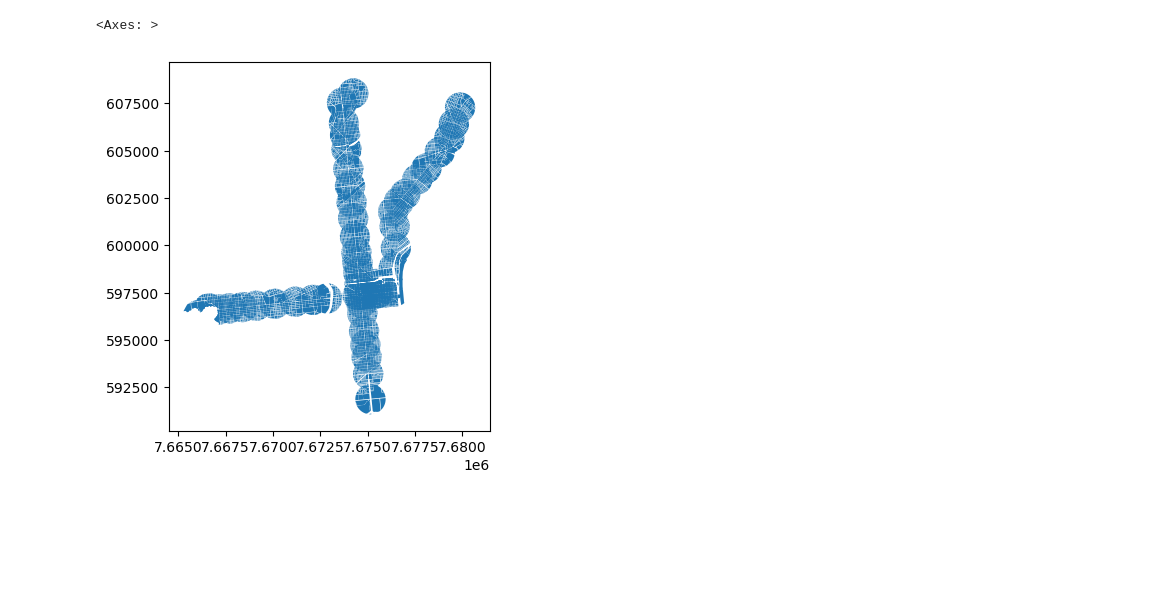
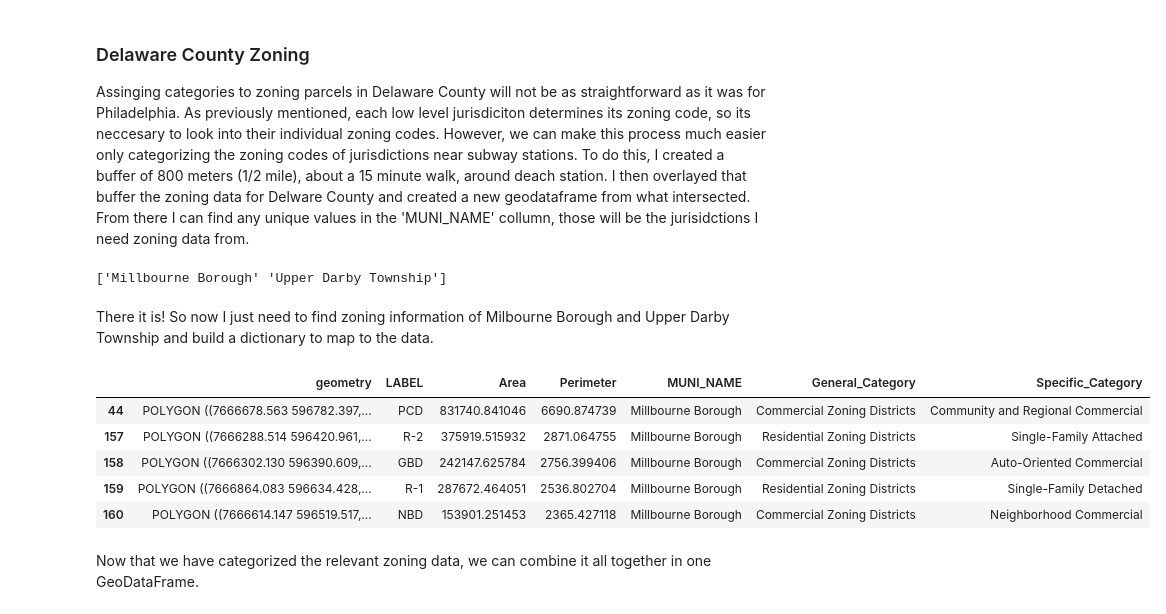
Before and after one commit to owenmcginley/SEPTA-Transit-Oriented-Development, a Jupyter notebook: SEPTA_Zoning_Regression.ipynb, the cells around one changed output. Drawn from its saved outputs; the diff is of its cells as text; code cells hidden in the pictures; blank space fills up the shorter version.

```diff
--- a/SEPTA_Zoning_Regression.ipynb
+++ b/SEPTA_Zoning_Regression.ipynb
@@ -97,14 +144,53 @@ philly_zoning = philly_zoning.to_crs("EPSG:3347")
+# %% [markdown]
+### Delaware County Zoning
+Assinging categories to zoning parcels in Delaware County will not be as straightforward as it was for Philadelphia. As previously mentioned, each low level jurisdiciton determines its zoning code, so its neccesary to look into their individual zoning codes. However, we can make this process much easier only categorizing the zoning codes of jurisdictions near subway stations. To do this, I created a buffer of 800 meters (1/2 mile), about a 15 minute walk,  around deach station. I then overlayed that buffer the zoning data for Delware County and created a new geodataframe from what intersected. From there I can find any unique values in the 'MUNI_NAME' collumn, those will be the jurisidctions I need zoning data from.
 # %%
 stations['Station'] = np.where(stations['Station'].duplicated(), stations['Station'] + ' ' + stations['Route'], stations['Station'])
 
-metro_stations_buffered = stations.copy()
-metro_stations_buffered['geometry'] = stations.geometry.buffer(800)  # Buffer by 800 meters
+stations_buffered = stations.copy()
+stations_buffered['geometry'] = stations.geometry.buffer(800)  # Buffer by 800 meters
 
-zoning_near_metro_stations = gpd.overlay(philly_zoning, metro_stations_buffered, how='intersection')
-zoning_near_metro_stations.head()
+zoning_near_delco = gpd.overlay(delco_zoning, stations_buffered, how='intersection')
 
-
-zoning_near_metro_stations.plot()
+print(zoning_near_delco['MUNI_NAME'].unique())
 # %% [output]
-<Axes: >
+['Millbourne Borough' 'Upper Darby Township']
-[figure, removed]
+# %% [markdown]
+There it is! So now I just need to find zoning information of Milbourne Borough and Upper Darby Township and build a dictionary to map to the data.
+# %%
+# Dictionary for Upper Darby Township
+upper_darby_zoning_categories = {
+    "R-3": ("Residential Zoning Districts", "Single-Family Detached"),
+    "R-4": ("Residential Zoning Districts", "Single-Family Detached"),
+    "C-1": ("Commercial Zoning Districts", "Neighborhood Commercial"),
+    "C-3": ("Commercial Zoning Districts", "Community and Regional Commercial"),
+    "C-4": ("Commercial Zoning Districts", "Community and Regional Commercial"),
+    "REC": ("Special Purpose Zoning Districts", "Parks and Open Spaces"),
+}
+# Dictionary for Milbourne Borough
+milbourne_zoning_categories = {
+    "R-1": ("Residential Zoning Districts", "Single-Family Detached"),
+    "R-2": ("Residential Zoning Districts", "Single-Family Attached"),
+    "NBD": ("Commercial Zoning Districts", "Neighborhood Commercial"),
+    "GBD": ("Commercial Zoning Districts", "Auto-Oriented Commercial"),
+    "PCD": ("Commercial Zoning Districts", "Community and Regional Commercial"),
+    "C-INS": ("Commercial Zoning Districts", "Auto-Oriented Commercial"),
+}
+
+# There are no overlapping zoning codes between the two municipalities so I can combine them into one dictionary
+delco_zoning_categories = upper_darby_zoning_categories | milbourne_zoning_categories
+delco_zoning_categories
+delco_zoning = delco_zoning[(delco_zoning['MUNI_NAME'] == 'Millbourne Borough') | (delco_zoning['MUNI_NAME'] == 'Upper Darby Township')]
+delco_zoning['LABEL'] = delco_zoning['LABEL'].astype(str)
+delco_zoning['General_Category'] = delco_zoning['LABEL'].map(delco_zoning_categories).str[0]
+delco_zoning['Specific_Category'] = delco_zoning['LABEL'].map(delco_zoning_categories).str[1]
+delco_zoning.head()
+# %% [output]
+|  | geometry | LABEL | Area | Perimeter | MUNI_NAME | General_Category | Specific_Category |
+| 44 | POLYGON ((7666678.563 596782.397,... | PCD | 831740.841046 | 6690.874739 | Millbourne Borough | Commercial Zoning Districts | Community and Regional Commercial |
+| 157 | POLYGON ((7666288.514 596420.961,... | R-2 | 375919.515932 | 2871.064755 | Millbourne Borough | Residential Zoning Districts | Single-Family Attached |
+| 158 | POLYGON ((7666302.130 596390.609,... | GBD | 242147.625784 | 2756.399406 | Millbourne Borough | Commercial Zoning Districts | Auto-Oriented Commercial |
+| 159 | POLYGON ((7666864.083 596634.428,... | R-1 | 287672.464051 | 2536.802704 | Millbourne Borough | Residential Zoning Districts | Single-Family Detached |
+| 160 | POLYGON ((7666614.147 596519.517,... | NBD | 153901.251453 | 2365.427118 | Millbourne Borough | Commercial Zoning Districts | Neighborhood Commercial |
+# %% [markdown]
+Now that we have categorized the relevant zoning data, we can combine it all together in one GeoDataFrame.
```
Also changed, not shown: parts of 24 cells of this notebook.
